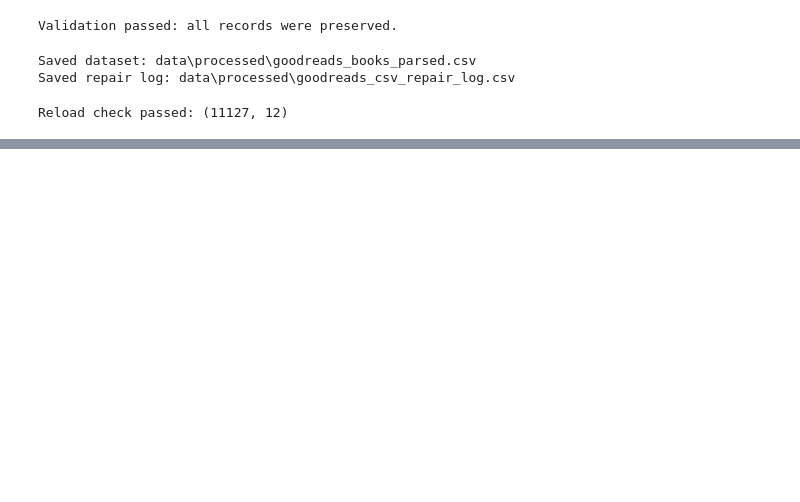
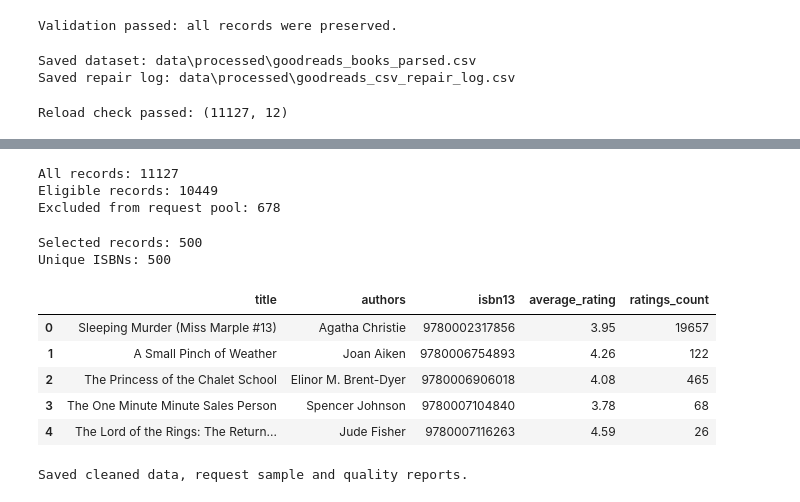
Before and after one commit to radostina-elinchova/books-ds, a Jupyter notebook: books_project.ipynb, the cells around one changed output, grey strips where cells are left out. Saved outputs shown, nothing was run; the diff lists cells and outputs as text; code cells hidden in the pictures; blank space fills up the shorter version.

Commit message:
Validate Goodreads data and prepare Open Library sample

```diff
--- a/books_project.ipynb
+++ b/books_project.ipynb
@@ -656,0 +906,74 @@ will be performed in the next stage.
+# %%
+eligible_books = goodreads_clean.loc[
+    goodreads_clean["eligible_for_request"]
+].copy()
+
+print("All records:", len(goodreads_clean))
+print("Eligible records:", len(eligible_books))
+print("Excluded from request pool:", len(goodreads_clean) - len(eligible_books))
+# %% [output]
+All records: 11127
+Eligible records: 10449
+Excluded from request pool: 678
+# %%
+REQUEST_SAMPLE_SIZE = 500
+RANDOM_STATE = 42
+
+request_sample = (
+    eligible_books
+    .sort_values("isbn13")
+    .sample(
+        n=min(REQUEST_SAMPLE_SIZE, len(eligible_books)),
+        random_state=RANDOM_STATE,
+    )
+    .sort_values("isbn13")
+    .reset_index(drop=True)
+)
+
+print("Selected records:", len(request_sample))
+print("Unique ISBNs:", request_sample["isbn13"].nunique())
+
+request_sample[
+    [
+        "title",
+        "authors",
+        "isbn13",
+        "average_rating",
+        "ratings_count",
+    ]
+].head()
+# %% [output]
+Selected records: 500
+Unique ISBNs: 500
+|  | title | authors | isbn13 | average_rating | ratings_count |
+| 0 | Sleeping Murder (Miss Marple #13) | Agatha Christie | 9780002317856 | 3.95 | 19657 |
+| 1 | A Small Pinch of Weather | Joan Aiken | 9780006754893 | 4.26 | 122 |
+| 2 | The Princess of the Chalet School | Elinor M. Brent-Dyer | 9780006906018 | 4.08 | 465 |
+| 3 | The One Minute Minute Sales Person | Spencer Johnson | 9780007104840 | 3.78 | 68 |
+| 4 | The Lord of the Rings: The Return... | Jude Fisher | 9780007116263 | 4.59 | 26 |
+# %%
+cleaned_path = PROCESSED_DIR / "goodreads_books_cleaned.csv"
+sample_path = PROCESSED_DIR / "openlibrary_request_sample.csv"
+quality_path = PROCESSED_DIR / "goodreads_quality_summary.csv"
+selection_path = PROCESSED_DIR / "goodreads_selection_report.csv"
+
+goodreads_clean.to_csv(cleaned_path, index=False)
+request_sample.to_csv(sample_path, index=False)
+
+quality_summary.to_csv(
+    quality_path,
+    index_label="check",
+)
+
+selection_report.to_csv(
+    selection_path,
+    index_label="rule",
+)
+
+assert len(goodreads_clean) == 11127
+assert request_sample["isbn13"].is_unique
+assert request_sample["eligible_for_request"].all()
+
+print("Saved cleaned data, request sample and quality reports.")
+# %% [output]
+Saved cleaned data, request sample and quality reports.
```
Also changed, not shown: parts of 10 cells of this notebook, 4 other files.
